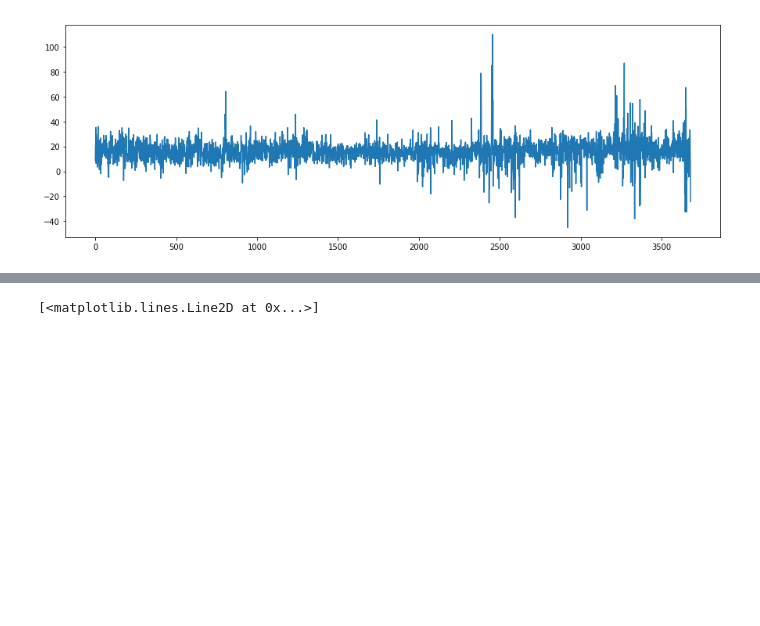
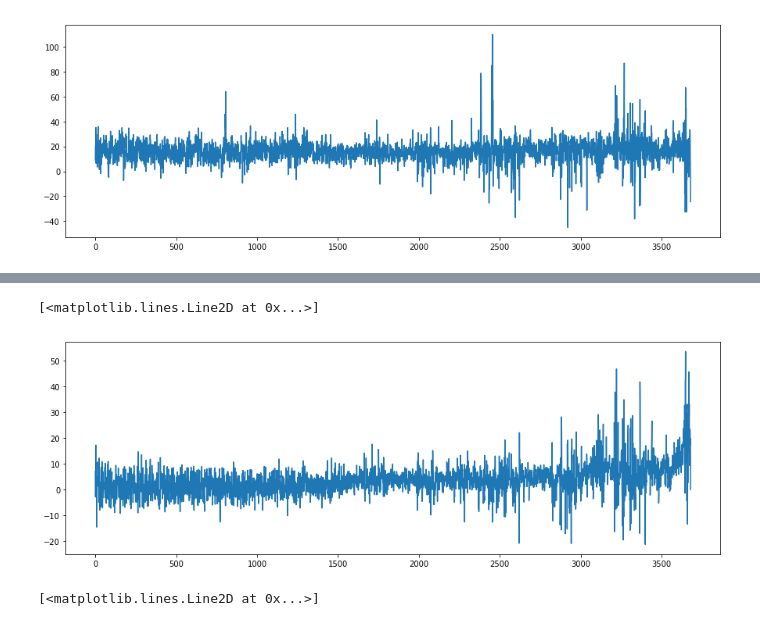
Before and after one commit to musevlt/odhin, a Jupyter notebook: Example Odhin.ipynb, the cells around one changed output, grey strips where cells are left out. Drawn from its saved outputs; the diff is of its cells as text; code cells hidden in the pictures; blank space fills up the shorter version.

```diff
--- a/Example Odhin.ipynb
+++ b/Example Odhin.ipynb
@@ -57,3 +79,10 @@ WARNING: VerifyWarning: Invalid 'BLANK' keyword in header.  The 'BLANK' keyword
+# %%
+# Deblended spectrum of object 3
+plt.figure(figsize=(15,5))
+plt.plot(debl.sources[3])
+# %% [output]
+[<matplotlib.lines.Line2D at 0x...>]
+[figure, added]
 # %%
 # Deblended spectrum of object 3
 plt.figure(figsize=(15,5))
```
Also changed, not shown: parts of 6 cells of this notebook, 2 other files.
